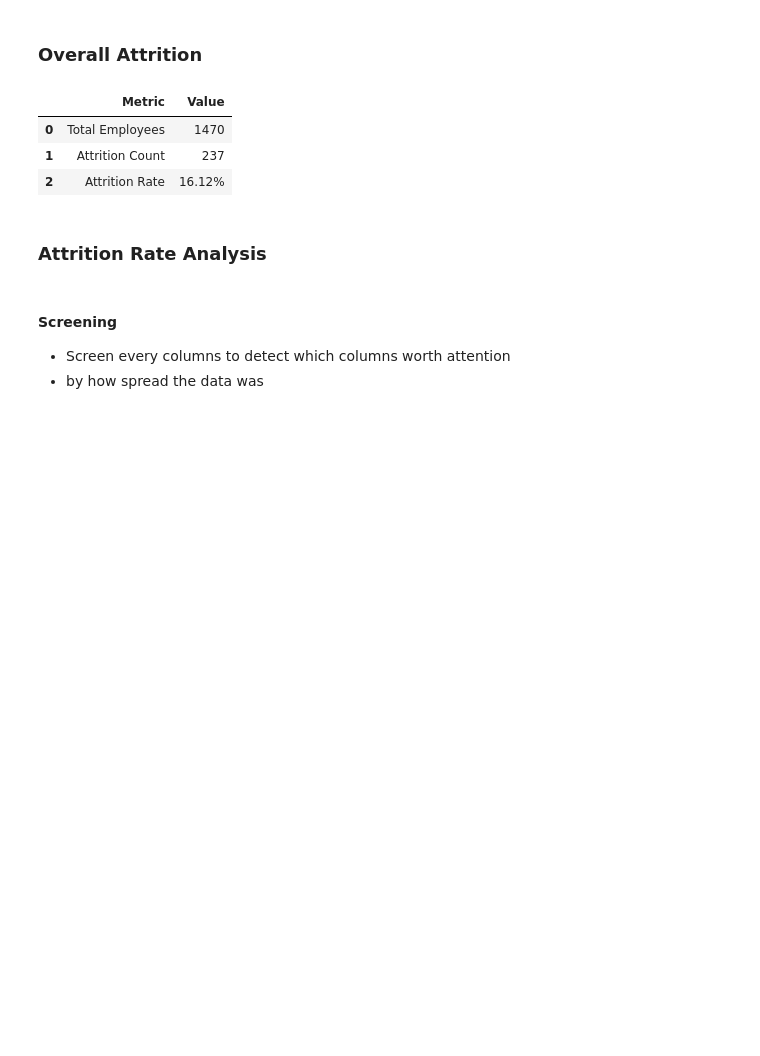
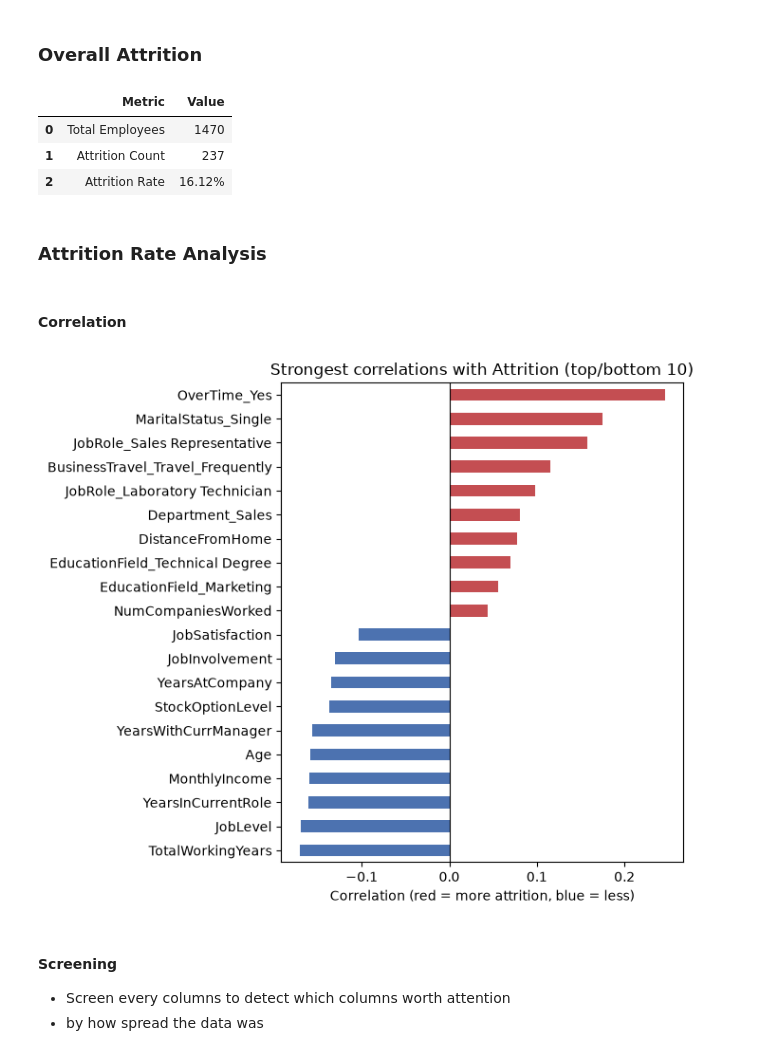
Before and after one commit to yezaw-zafki/Industrial-Analysis-EDA, a Jupyter notebook: HR analysis/IBM HR Analysis.ipynb, the cells around one changed output. Drawn from its saved outputs; the diff is of its cells as text; code cells hidden in the pictures; blank space fills up the shorter version.

```diff
--- a/HR analysis/IBM HR Analysis.ipynb
+++ b/HR analysis/IBM HR Analysis.ipynb
@@ -217,6 +240,22 @@ summary
 | 2 | Attrition Rate | 16.12% |
 # %% [markdown]
 ### Attrition Rate Analysis
+# %% [markdown]
+#### Correlation
+# %%
+encoded = pd.get_dummies(df.drop(columns="Attrition"), drop_first=True, dtype=int)
+corr = encoded.corrwith(df["Attrition"]).dropna().sort_values()
+top = pd.concat([corr.head(10), corr.tail(10)])
+
+plt.figure(figsize=(7, 6))
+top.plot(kind="barh", color=["#4C72B0" if v < 0 else "#C44E52" for v in top])
+plt.axvline(0, color="black", lw=0.8)
+plt.title("Strongest correlations with Attrition (top/bottom 10)")
+plt.xlabel("Correlation (red = more attrition, blue = less)")
+plt.tight_layout()
+plt.show()
+# %% [output]
+[figure, added]
 # %% [markdown]
 #### Screening
 - Screen every columns to detect which columns worth attention
```
Also changed, not shown: parts of 30 cells of this notebook.
